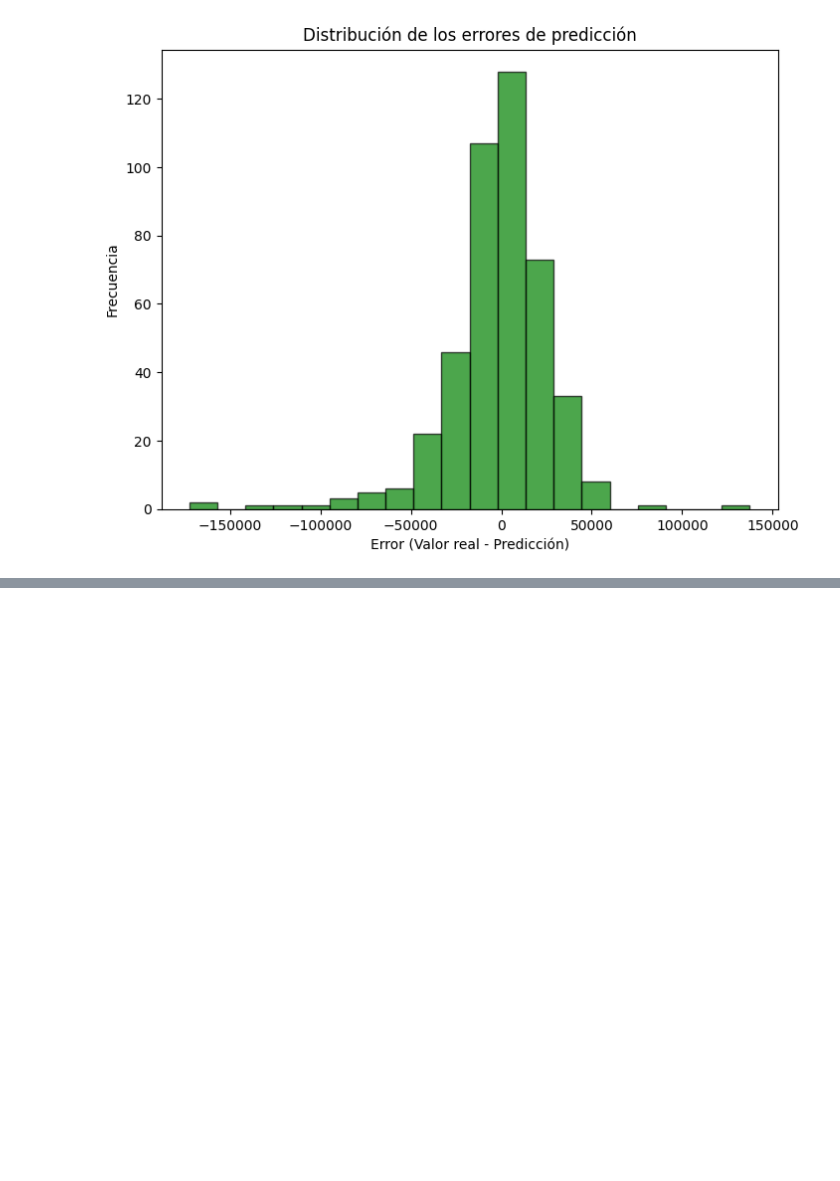
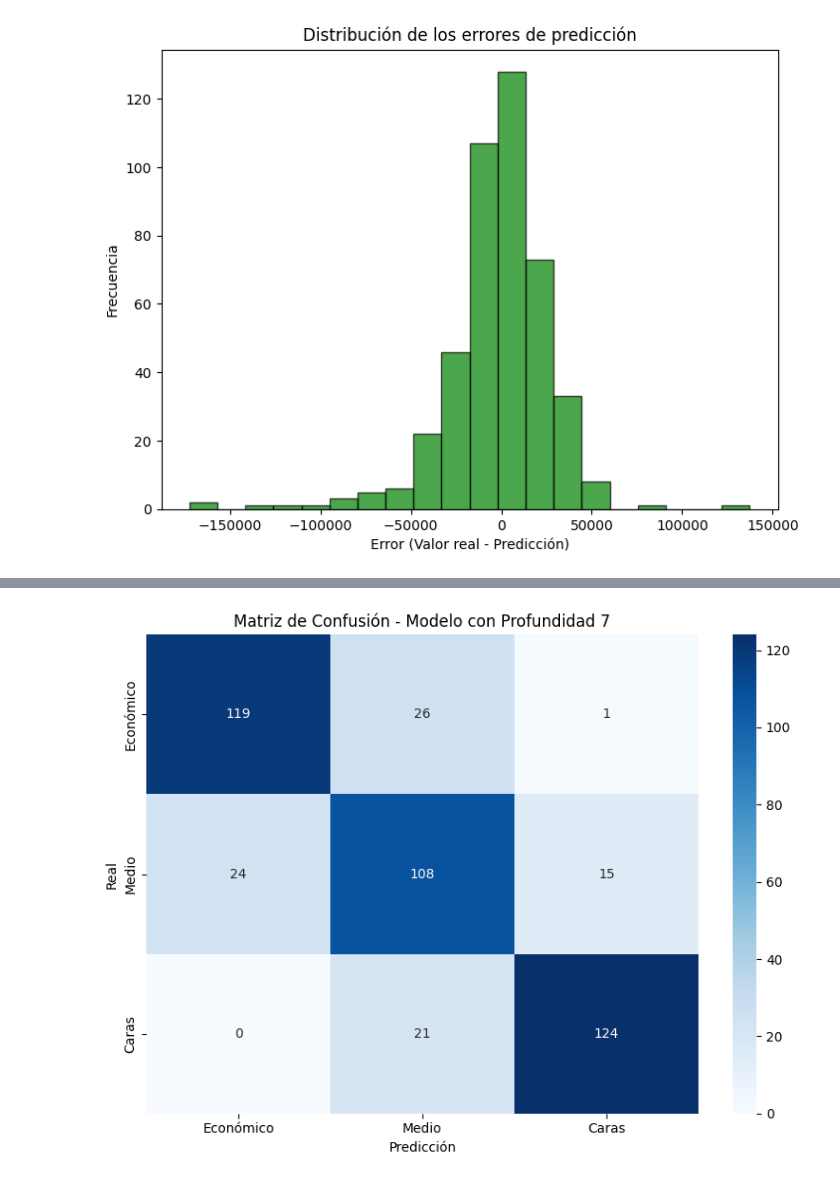
Before and after one commit to Fabiola-cc/InmoValor_SA, a Jupyter notebook: Análisis/Entrega_2/RandomForest.ipynb, the cells around one changed output, grey strips where cells are left out. Drawn from its saved outputs; the diff is of its cells as text; code cells hidden in the pictures; blank space fills up the shorter version.

```diff
--- a/RandomForest.ipynb
+++ b/Análisis/Entrega_2/RandomForest.ipynb
@@ -118,0 +105,24 @@ plt.show()
+# %%
+# Cargar los datos
+df = pd.read_csv('../../train.csv')
+
+# Calcular los tercilos (dividir los datos en tres partes iguales)
+tercil_1 = np.percentile(df['SalePrice'], 33.33)
+tercil_2 = np.percentile(df['SalePrice'], 66.67)
+
+print(f"Tercil 1 (33.33%): ${int(tercil_1):,}")
+print(f"Tercil 2 (66.67%): ${int(tercil_2):,}")
+
+# 1. Crear la variable de clasificación
+df['PriceCategory'] = pd.cut(
+    df['SalePrice'],
+    bins=[0, tercil_1, tercil_2, float('inf')],
+    labels=['Económico', 'Medio', 'Premium'],
+    include_lowest=True
+)
+
+# Verificar la distribución de las categorías
+category_counts = df['PriceCategory'].value_counts().sort_index()
+print("\nDistribución de categorías:")
+print(category_counts)
+print(f"Porcentajes: {category_counts / len(df) * 100}")
@@ -118,0 +247,18 @@ plt.show()
+# %%
+# Mostrar la matriz de confusión del mejor modelo
+plt.figure(figsize=(8, 6))
+sns.heatmap(
+    conf_matrix,
+    annot=True,
+    fmt='d',
+    cmap='Blues',
+    xticklabels=['Económico', 'Medio', 'Caras'],
+    yticklabels=['Económico', 'Medio', 'Caras']
+)
+plt.title(f'Matriz de Confusión - Modelo con Profundidad 7')
+plt.xlabel('Predicción')
+plt.ylabel('Real')
+plt.tight_layout()
+plt.show()
+# %% [output]
+[figure, added]
```
Also changed, not shown: parts of 10 cells of this notebook.
